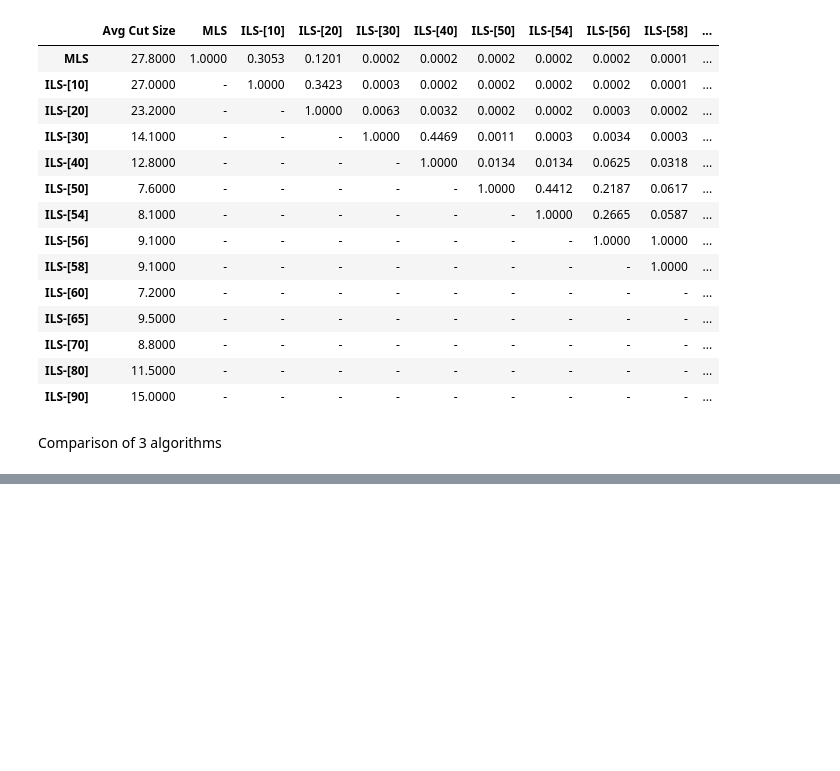
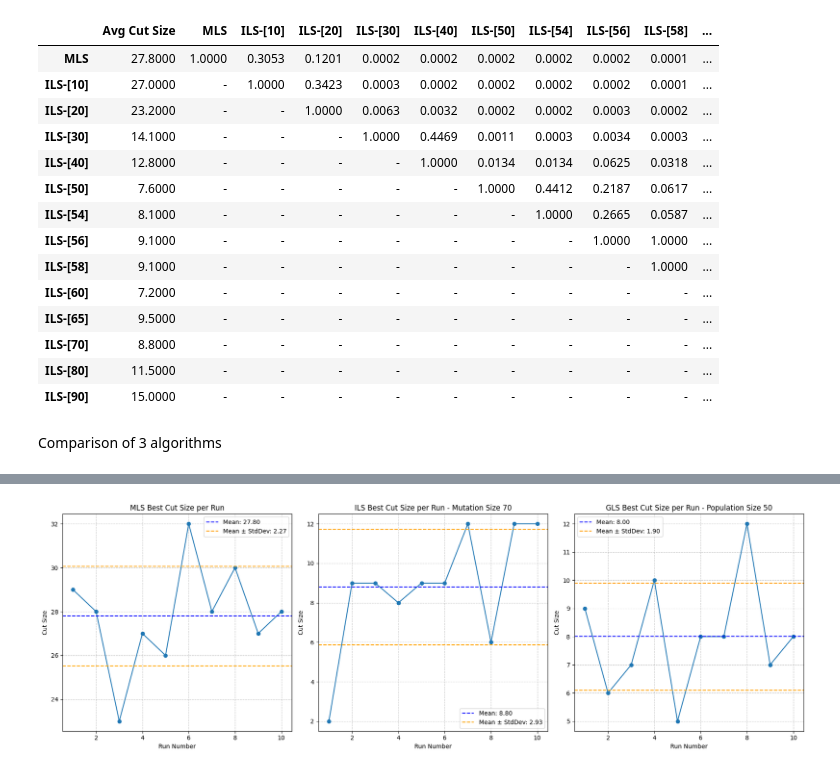
Before and after one commit to Cem-Kaya/Evo_Comp_Assignment_2, a Jupyter notebook: Practical_Assignment_2.ipynb, the cells around one changed output, grey strips where cells are left out. Saved outputs shown, nothing was run; the diff lists cells and outputs as text; code cells hidden in the pictures; blank space fills up the shorter version.

```diff
--- a/Practical_Assignment_2.ipynb
+++ b/Practical_Assignment_2.ipynb
@@ -343,0 +401,67 @@ ils_results_file = "pckl/ils_find_mutation_size/2025-03-26_02-53-50_ILS-mutation
+# %%
+
+import matplotlib.pyplot as plt
+#Create a better MLS plot.
+#LLM Prompt:Given the 3 code lines below:
+# cut_sizes_mls = list(mls['Best Cut'])
+# stdev_mls = np.std(cut_sizes_mls)
+# mean_mls = np.mean(cut_sizes_mls)
+# generate a line chart. x - axis is the cut size, y axis is the item index. Labels = ['Cut Size', 'Run Number']. Include stdev and mean as vertical dashed lines. color of mean line is blue, stdev is orange.
+
+#LLM Prompt: Generate a 3 line charts. Line them up horizontally, not stacked vertically.
+stdev_mls = np.std(cut_sizes_mls)
+mean_mls = np.mean(cut_sizes_mls)
+stdev_ils = np.std(cut_sizes_ils)
+mean_ils = np.mean(cut_sizes_ils)
+stdev_gls = np.std(cut_sizes_gls)
+mean_gls = np.mean(cut_sizes_gls)
+
+# Create x-axis values (run numbers/indices)
+run_numbers = list(range(1, len(cut_sizes_mls) + 1))
+
+# Create a single figure with 3 subplots side by side
+fig, axes = plt.subplots(1, 3, figsize=(18, 6))
+
+# MLS Plot (first subplot)
+axes[0].plot(run_numbers, cut_sizes_mls, marker='o', linestyle='-')
+axes[0].axhline(y=mean_mls, color='blue', linestyle='--',
+               label=f'Mean: {mean_mls:.2f}')
+axes[0].axhline(y=mean_mls + stdev_mls, color='orange', linestyle='--',
+               label=f'Mean ± StdDev: {stdev_mls:.2f}')
+axes[0].axhline(y=mean_mls - stdev_mls, color='orange', linestyle='--')
+axes[0].set_xlabel('Run Number')
+axes[0].set_ylabel('Cut Size')
+axes[0].set_title('MLS Best Cut Size per Run')
+axes[0].grid(True, linestyle='--', alpha=0.7)
+axes[0].legend()
+
+# ILS Plot (second subplot)
+axes[1].plot(run_numbers, cut_sizes_ils, marker='o', linestyle='-')
+axes[1].axhline(y=mean_ils, color='blue', linestyle='--',
+               label=f'Mean: {mean_ils:.2f}')
+axes[1].axhline(y=mean_ils + stdev_ils, color='orange', linestyle='--',
+               label=f'Mean ± StdDev: {stdev_ils:.2f}')
+axes[1].axhline(y=mean_ils - stdev_ils, color='orange', linestyle='--')
+axes[1].set_xlabel('Run Number')
+axes[1].set_ylabel('Cut Size')
+axes[1].set_title('ILS Best Cut Size per Run - Mutation Size 70')
+axes[1].grid(True, linestyle='--', alpha=0.7)
+axes[1].legend()
+
+# GLS Plot (third subplot)
+axes[2].plot(run_numbers, cut_sizes_gls, marker='o', linestyle='-')
+axes[2].axhline(y=mean_gls, color='blue', linestyle='--',
+               label=f'Mean: {mean_gls:.2f}')
+axes[2].axhline(y=mean_gls + stdev_gls, color='orange', linestyle='--',
+               label=f'Mean ± StdDev: {stdev_gls:.2f}')
+axes[2].axhline(y=mean_gls - stdev_gls, color='orange', linestyle='--')
+axes[2].set_xlabel('Run Number')
+axes[2].set_ylabel('Cut Size')
+axes[2].set_title('GLS Best Cut Size per Run - Population Size 50')
+axes[2].grid(True, linestyle='--', alpha=0.7)
+axes[2].legend()
+
+# Adjust layout to prevent overlap
+plt.tight_layout()
+# %% [output]
+[figure, added]
```
Also changed, not shown: parts of 3 cells of this notebook.
